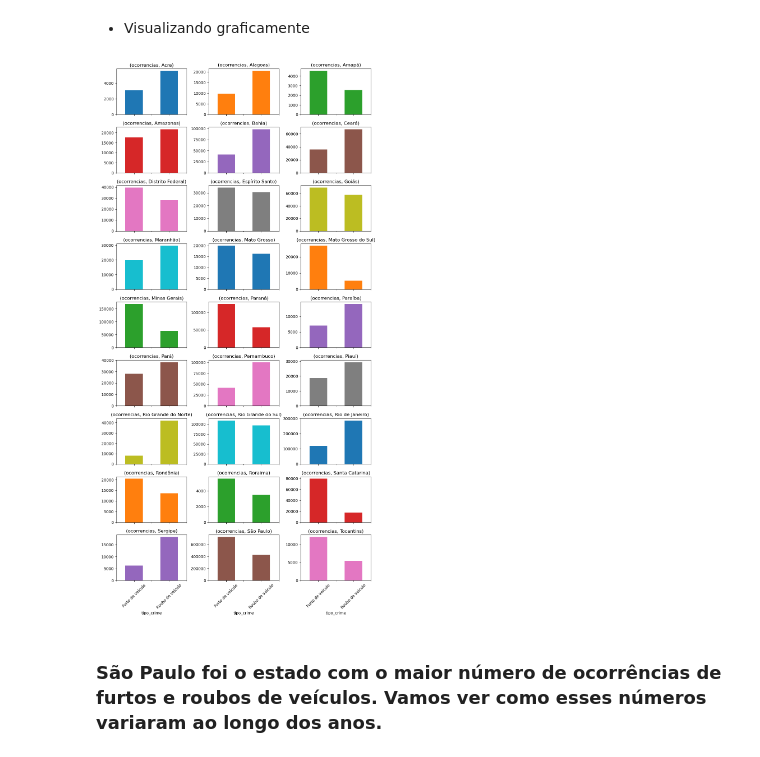
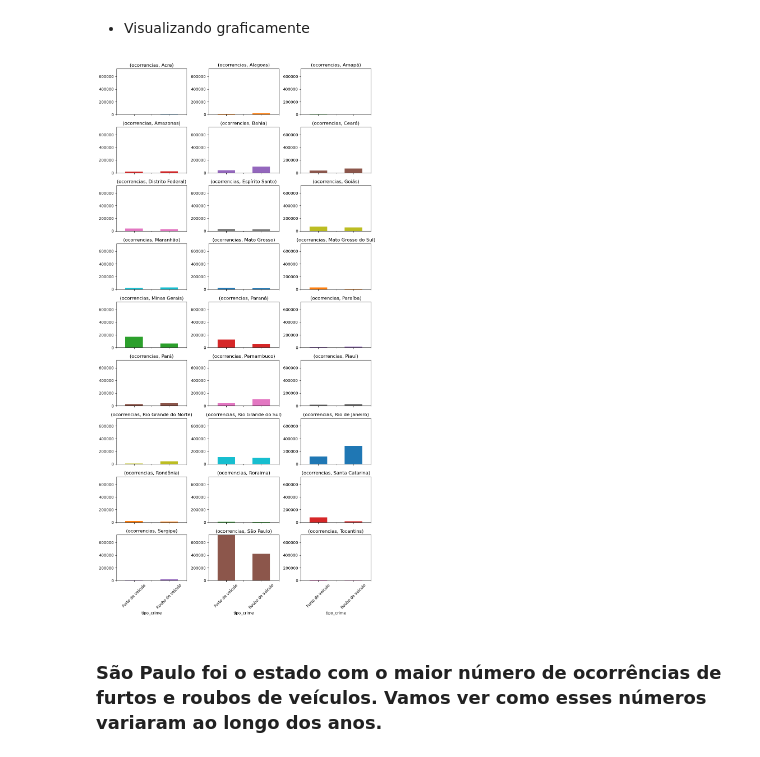
Before and after one commit to andrey-cp/Portfolio-Data-Science, a Jupyter notebook: Análise exploratória - Segurança pública/Análise exploratória - Segurança Pública - Ocorrências.ipynb, the cells around one changed output. Saved outputs shown, nothing was run; the diff lists cells and outputs as text; code cells hidden in the pictures.

```diff
--- a/Análise exploratória - Segurança pública/Análise exploratória - Segurança Pública - Ocorrências.ipynb
+++ b/Análise exploratória - Segurança pública/Análise exploratória - Segurança Pública - Ocorrências.ipynb
@@ -145,10 +145,17 @@ uf_furto_roubo
 # %%
 ax = uf_furto_roubo.unstack(level=0).plot(kind='bar', legend=None, subplots=True, rot=45,
                                           figsize=(10, 20), layout=(9, 3))
+
+# Defina os limites do eixo y para todos os subgráficos
+y_max = uf_furto_roubo.max().max()
+for ax_row in ax:
+    for ax_col in ax_row:
+        ax_col.set_ylim(0, y_max)
+
 plt.tight_layout();
 # A barra da esquerda corresponde aos furtos, a da direita corresponde aos roubos
 # %% [output]
-[figure, old version]
+[figure, new version]
 # %% [markdown]
 ### São Paulo foi o estado com o maior número de ocorrências de furtos e roubos de veículos. Vamos ver como esses números variaram ao longo dos anos.
 # %%
```
Also changed, not shown: parts of 3 cells of this notebook, 4 other files.
